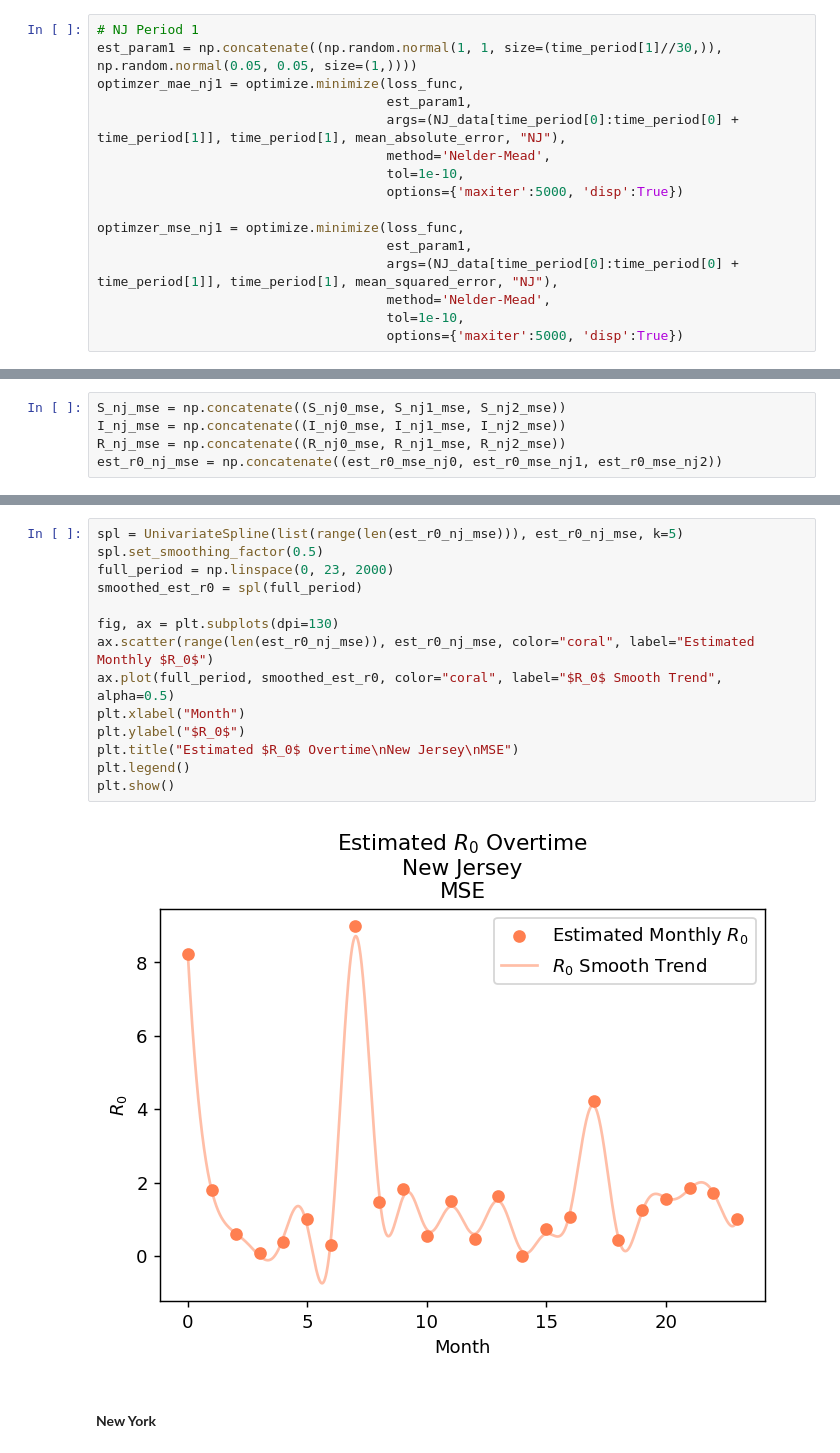
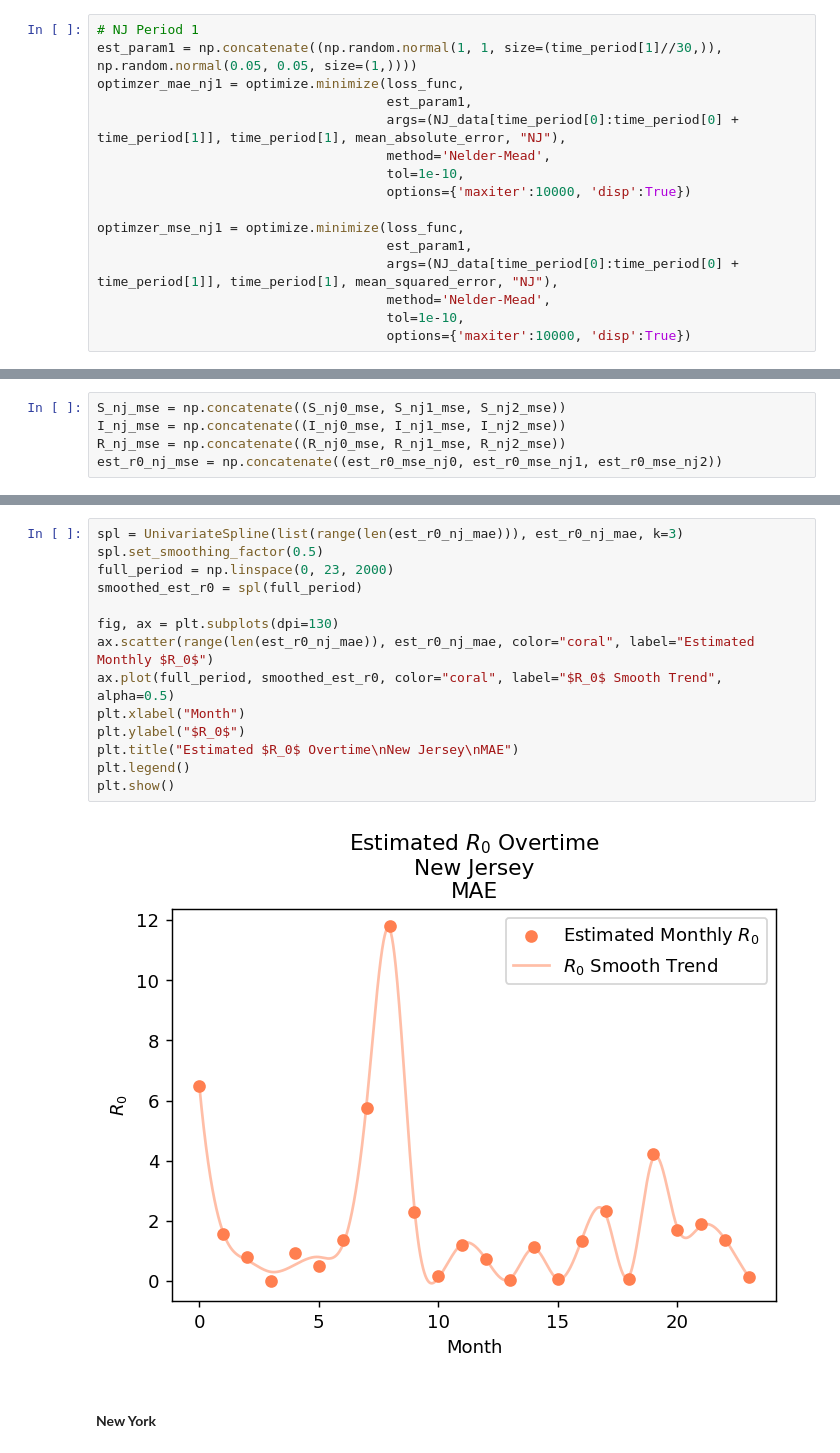
Before and after one commit to cywujeremy/dabp-pandemic-simulation, a Jupyter notebook: nbs/SIR_param_estimation.ipynb, the cells around one changed output, grey strips where cells are left out. Cells and saved outputs as stored; diff of their text form.

```diff
--- a/nbs/SIR_param_estimation.ipynb
+++ b/nbs/SIR_param_estimation.ipynb
@@ -139,14 +139,14 @@ optimzer_mae_nj1 = optimize.minimize(loss_func,
                                      args=(NJ_data[time_period[0]:time_period[0] + time_period[1]], time_period[1], mean_absolute_error, "NJ"),
                                      method='Nelder-Mead',
                                      tol=1e-10,
-                                     options={'maxiter':5000, 'disp':True})
+                                     options={'maxiter':10000, 'disp':True})
 
 optimzer_mse_nj1 = optimize.minimize(loss_func,
                                      est_param1,
                                      args=(NJ_data[time_period[0]:time_period[0] + time_period[1]], time_period[1], mean_squared_error, "NJ"),
                                      method='Nelder-Mead',
                                      tol=1e-10,
-                                     options={'maxiter':5000, 'disp':True})
+                                     options={'maxiter':10000, 'disp':True})
 # %% [output]
 Warning: Maximum number of iterations has been exceeded.
 Optimization terminated successfully.
@@ -234,19 +234,19 @@ plt.show()
 # %%
-spl = UnivariateSpline(list(range(len(est_r0_nj_mse))), est_r0_nj_mse, k=5)
+spl = UnivariateSpline(list(range(len(est_r0_nj_mae))), est_r0_nj_mae, k=3)
 spl.set_smoothing_factor(0.5)
 full_period = np.linspace(0, 23, 2000)
 smoothed_est_r0 = spl(full_period)
 
 fig, ax = plt.subplots(dpi=130)
-ax.scatter(range(len(est_r0_nj_mse)), est_r0_nj_mse, color="coral", label="Estimated Monthly $R_0$")
+ax.scatter(range(len(est_r0_nj_mae)), est_r0_nj_mae, color="coral", label="Estimated Monthly $R_0$")
 ax.plot(full_period, smoothed_est_r0, color="coral", label="$R_0$ Smooth Trend", alpha=0.5)
 plt.xlabel("Month")
 plt.ylabel("$R_0$")
-plt.title("Estimated $R_0$ Overtime\nNew Jersey\nMSE")
+plt.title("Estimated $R_0$ Overtime\nNew Jersey\nMAE")
 plt.legend()
 plt.show()
 # %% [output]
-[figure, old version]
+[figure, new version]
 # %% [markdown]
 #### **New York**
 # %%
```
Also changed, not shown: parts of 16 cells of this notebook.
